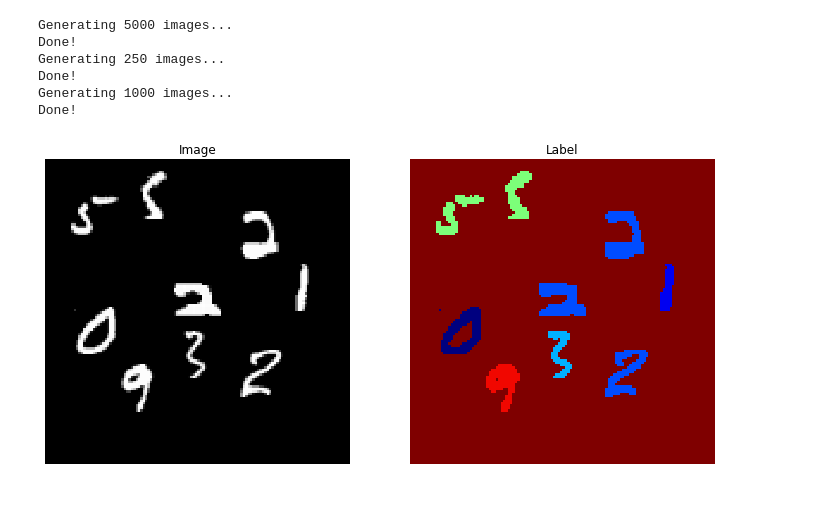
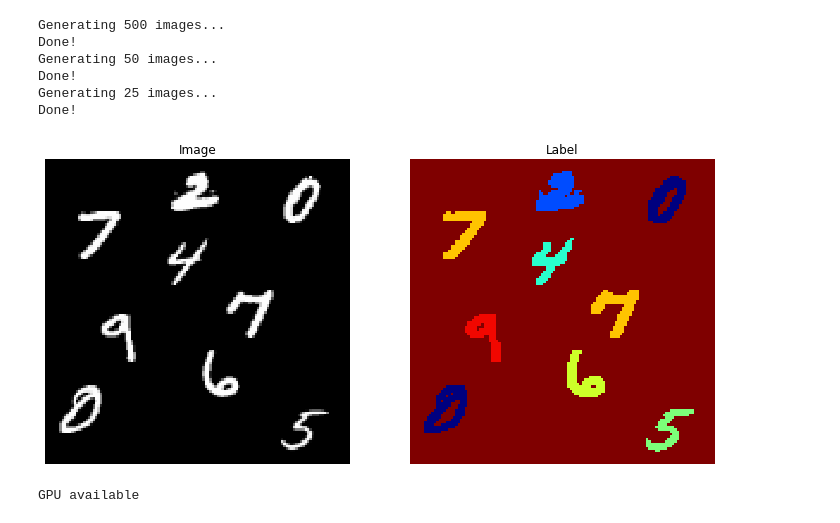
Before and after one commit to RamkumarSakthivel/Semantic_Segmentation, a Jupyter notebook: mnist_segmentation.ipynb, the cells around one changed output. Drawn from its saved outputs; the diff is of its cells as text; code cells hidden in the pictures.

```diff
--- a/mnist_segmentation.ipynb
+++ b/mnist_segmentation.ipynb
@@ -27,9 +27,9 @@ orig_test_labels = orig_test_set.targets.numpy()
 # Data creation for Segmentation
 
 orig_image_size = 28
-num_train_data = 5000
-num_valid_data = 250
-num_test_data = 1000
+num_train_data = 500
+num_valid_data = 50
+num_test_data = 25
 seg_image_size = 128
 num_search_spot_iter = 250
 
@@ -64,30 +64,30 @@ def seg_data_creation(num_seg_data=5250,seg_image_size=128,num_digits=9,from_tra
     return seg_images,seg_labels
 
 
-train_seg_images,train_seg_labels = seg_data_creation(5000,128,9,True)
-valid_seg_images,valid_seg_labels = seg_data_creation(250,128,9,True)
-test_seg_images,test_seg_labels = seg_data_creation(1000,128,9,False)
+train_seg_images,train_seg_labels = seg_data_creation(num_train_data,128,9,True)
+valid_seg_images,valid_seg_labels = seg_data_creation(num_valid_data,128,9,True)
+test_seg_images,test_seg_labels = seg_data_creation(num_test_data,128,9,False)
 # %% [output]
-Generating 5000 images...
+Generating 500 images...
 Done!
-Generating 250 images...
+Generating 50 images...
 Done!
-Generating 1000 images...
+Generating 25 images...
 Done!
 # %%
 # Visualize segmentation data
 
-viz_idx = 1500
+viz_idx = 150
 f,(ax1,ax2) = plt.subplots(1,2,figsize=(12,12))
 ax1.imshow(train_seg_images[viz_idx],cmap='gray')
 ax1.set_title('Image')
 ax1.axis('off')
 ax2.imshow(train_seg_labels[viz_idx],cmap='jet')
 ax2.set_title('Label')
 ax2.axis('off')
 plt.show()
 # %% [output]
-[figure, old version]
+[figure, new version]
 # %%
 # Create Dataloaders
 
@@ -160,2 +163,17 @@ class unet_mnist(nn.Module):
 
         return out
+# %%
+# Set device
+
+if torch.cuda.is_available():
+    print('GPU available')
+    device='cuda'
+else:
+    print('GPU not available')
+    device='cpu'
+
+num_classes = 11 #10 digits and background
+
+model = UNet_Mnist(num_classes).to(device)
+# %% [output]
+GPU available
```
Also changed, not shown: parts of 7 cells of this notebook, 1 other file.
